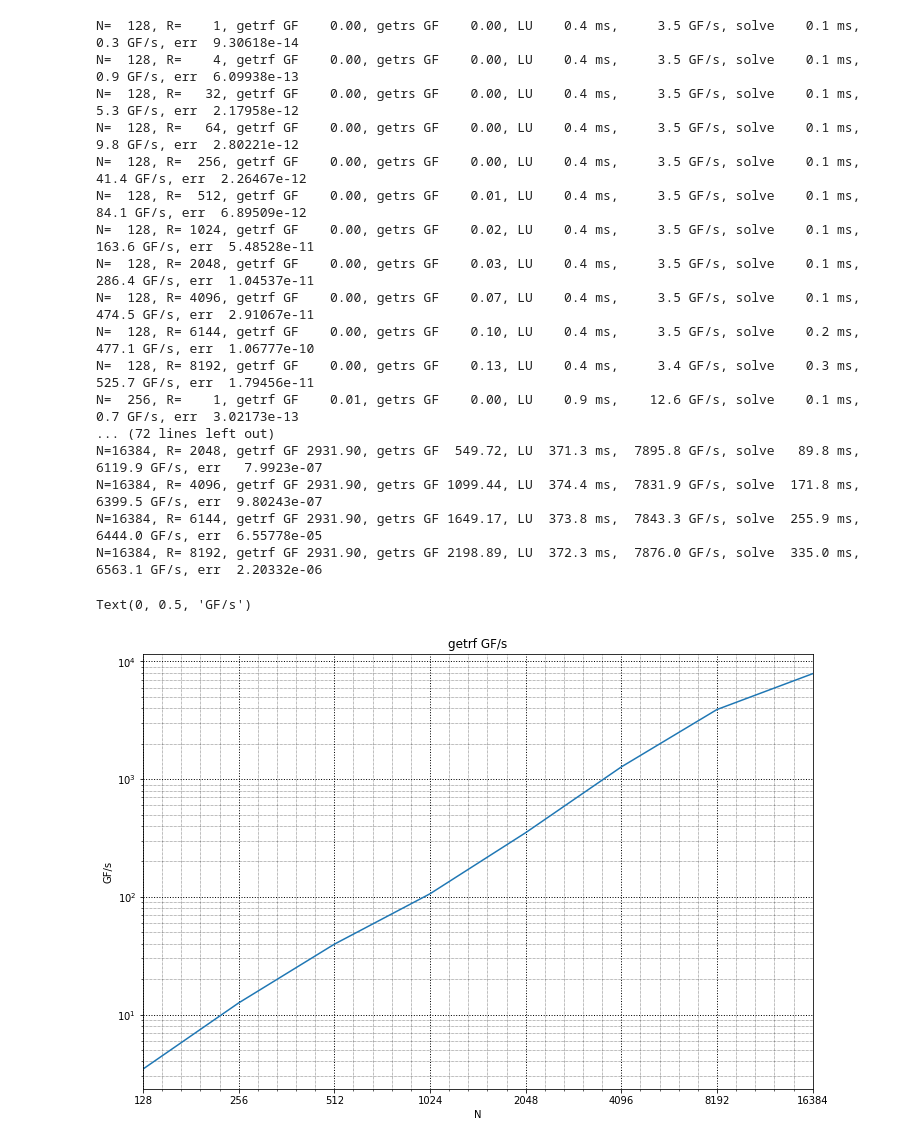
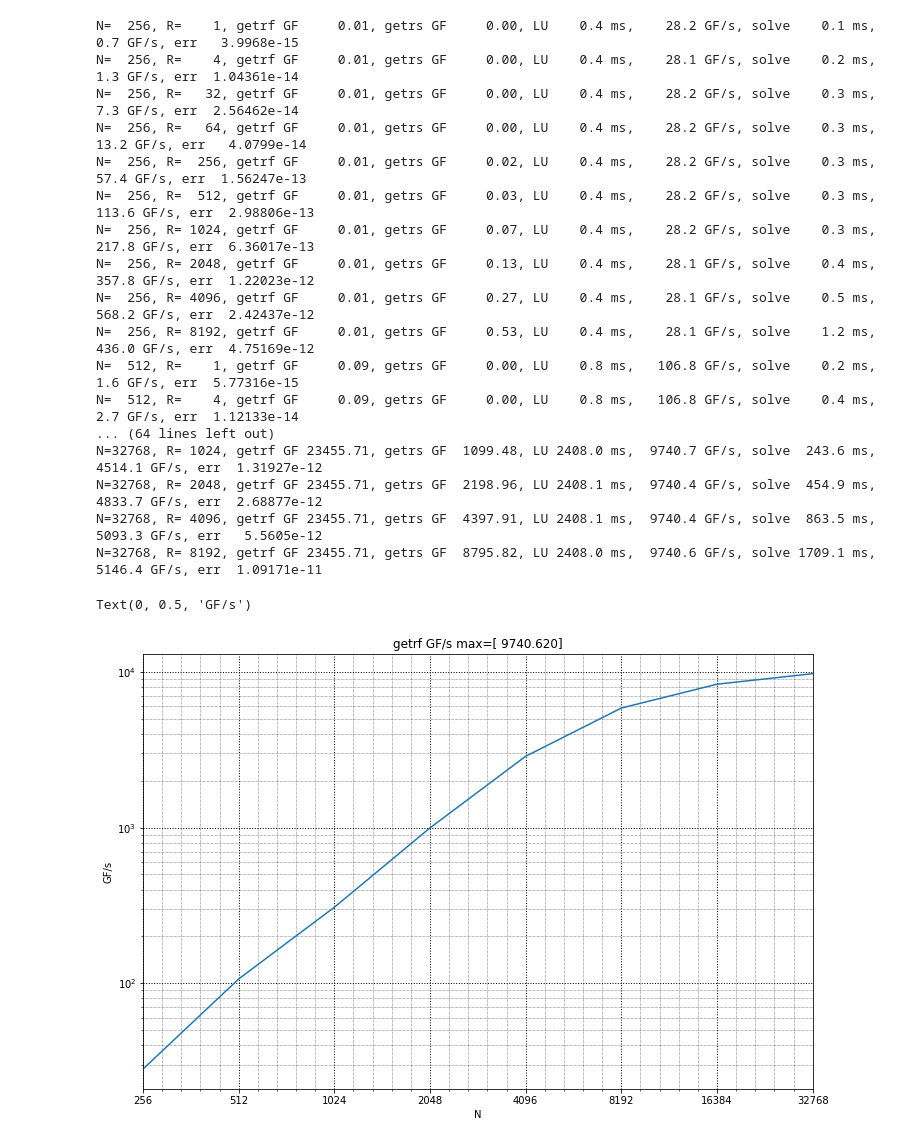
Before and after one commit to krocki/jupyter, a Jupyter notebook: bench/lu_decomp.ipynb, the cells around one changed output. Cells and saved outputs as stored; diff of their text form; code cells hidden in the pictures.

```diff
--- a/bench/lu_decomp.ipynb
+++ b/bench/lu_decomp.ipynb
@@ -102,7 +108,7 @@ def lu_cusolver(handle, A, b, repeat=1, debug=False, dtype=np.float64):
             a=d_A.ptr,
             lda=N,
             workspace=scratchpad.ptr,
-            devIpiv=d_ipiv.ptr,
+            devIpiv=d_ipiv.ptr if pivot else 0,
             devInfo=d_info.ptr
         )
 
@@ -138,7 +144,7 @@ def lu_cusolver(handle, A, b, repeat=1, debug=False, dtype=np.float64):
             nrhs=R,
             a=d_A.ptr,
             lda=N,
-            devIpiv=d_ipiv.ptr,
+            devIpiv=d_ipiv.ptr if pivot else 0,
             B=d_b.ptr,
             ldb=N,
             devInfo=d_info.ptr
@@ -218,10 +231,9 @@ Text(0.5, 1.0, 'solution cusolver')
 # %%
 # do some more benchmarking now
 # sweep different sizes of A and #rhs
-# test fp64 first
 
-Ns = [128, 256, 512, 1024, 2048, 4096, 8192, 16384]
-Rs = [1, 4, 32, 64, 256, 512, 1024, 2048, 4096, 6144, 8192]
+Ns = [256, 512, 1024, 2048, 4096, 8192, 16384, 32768]
+Rs = [1, 4, 32, 64, 256, 512, 1024, 2048, 4096, 8192]
 
 getrf_perf = np.zeros((len(Ns), 1))
 getrs_perf = np.zeros((len(Rs), len(Ns)))
@@ -234,24 +246,28 @@ handle = cusolver.cusolverDnCreate()
 check_err = True
 
 for i in range(len(Ns)):
+
+    N = Ns[i]
+    A = np.random.randn(N, N).astype(dtype, order='F')
+
+    if not pivot:
+        A += 1.5 * N * np.eye(N).astype(dtype, order='F')
+
     for j in range(len(Rs)):
-
-        N = Ns[i]
         R = Rs[j]
 
         # again, estimate FLOP count based on current size
         getrf_gflop = 1e-9 * ((2/3)* N**3 - (1/2)* N**2) # approximately
-        getrs_gflop = 1e-9 * (R * (N**2 - N)) # more/less proporional to R
+        getrs_gflop = 1e-9 * (R * (N**2 - N)) # more/less proportional to R
         total_gflop = getrs_gflop + getrf_gflop
 
-        A = np.random.randn(N, N).astype(dtype, order='F')
         b = np.random.randn(N, R).astype(dtype, order='F')
 
         # run once to capture the result (check if correct)
         # then run multiple times ignoring the output just to measure flops
         if check_err:
             x_cuda, _, _ = lu_cusolver(handle, A, b, repeat=1, debug=False, dtype=dtype)
-            err_cusolver = np.linalg.norm(np.dot(A, x_cuda) - b)
+            err_cusolver = np.linalg.norm(np.dot(A, x_cuda) - b, ord=np.inf)
         else:
             err_cusolver = 0
 
@@ -260,50 +276,63 @@ for i in range(len(Ns)):
         getrf_perf[i][0] = getrf_gflop/getrf_time
         getrs_perf[j][i] = getrs_gflop/getrs_time
 
-        print(f'{N=:5d}, {R=:5d}, getrf GF {getrf_gflop:7.2f}, getrs GF {getrs_gflop:7.2f}, '
+        print(f'{N=:5d}, {R=:5d}, getrf GF {getrf_gflop:8.2f}, getrs GF {getrs_gflop:8.2f}, '
               f'LU {1e3 * getrf_time:6.1f} ms, {getrf_gflop/getrf_time:7.1f} GF/s, '
               f'solve {1e3 * getrs_time:6.1f} ms, {getrs_gflop/getrs_time:7.1f} GF/s, '
               f'err {err_cusolver:12g}')
 
 status = cusolver.cusolverDnDestroy(handle)
 # %% [output]
-N=  128, R=    1, getrf GF    0.00, getrs GF    0.00, LU    0.4 ms,     3.5 GF/s, solve    0.1 ms,     0.3 GF/s, err  9.30618e-14
-N=  128, R=    4, getrf GF    0.00, getrs GF    0.00, LU    0.4 ms,     3.5 GF/s, solve    0.1 ms,     0.9 GF/s, err  6.09938e-13
-N=  128, R=   32, getrf GF    0.00, getrs GF    0.00, LU    0.4 ms,     3.5 GF/s, solve    0.1 ms,     5.3 GF/s, err  2.17958e-12
-N=  128, R=   64, getrf GF    0.00, getrs GF    0.00, LU    0.4 ms,     3.5 GF/s, solve    0.1 ms,     9.8 GF/s, err  2.80221e-12
-N=  128, R=  256, getrf GF    0.00, getrs GF    0.00, LU    0.4 ms,     3.5 GF/s, solve    0.1 ms,    41.4 GF/s, err  2.26467e-12
-N=  128, R=  512, getrf GF    0.00, getrs GF    0.01, LU    0.4 ms,     3.5 GF/s, solve    0.1 ms,    84.1 GF/s, err  6.89509e-12
-N=  128, R= 1024, getrf GF    0.00, getrs GF    0.02, LU    0.4 ms,     3.5 GF/s, solve    0.1 ms,   163.6 GF/s, err  5.48528e-11
-N=  128, R= 2048, getrf GF    0.00, getrs GF    0.03, LU    0.4 ms,     3.5 GF/s, solve    0.1 ms,   286.4 GF/s, err  1.04537e-11
-N=  128, R= 4096, getrf GF    0.00, getrs GF    0.07, LU    0.4 ms,     3.5 GF/s, solve    0.1 ms,   474.5 GF/s, err  2.91067e-11
-N=  128, R= 6144, getrf GF    0.00, getrs GF    0.10, LU    0.4 ms,     3.5 GF/s, solve    0.2 ms,   477.1 GF/s, err  1.06777e-10
-N=  128, R= 8192, getrf GF    0.00, getrs GF    0.13, LU    0.4 ms,     3.4 GF/s, solve    0.3 ms,   525.7 GF/s, err  1.79456e-11
-N=  256, R=    1, getrf GF    0.01, getrs GF    0.00, LU    0.9 ms,    12.6 GF/s, solve    0.1 ms,     0.7 GF/s, err  3.02173e-13
-... (72 lines left out)
-N=16384, R= 2048, getrf GF 2931.90, getrs GF  549.72, LU  371.3 ms,  7895.8 GF/s, solve   89.8 ms,  6119.9 GF/s, err   7.9923e-07
-N=16384, R= 4096, getrf GF 2931.90, getrs GF 1099.44, LU  374.4 ms,  7831.9 GF/s, solve  171.8 ms,  6399.5 GF/s, err  9.80243e-07
-N=16384, R= 6144, getrf GF 2931.90, getrs GF 1649.17, LU  373.8 ms,  7843.3 GF/s, solve  255.9 ms,  6444.0 GF/s, err  6.55778e-05
-N=16384, R= 8192, getrf GF 2931.90, getrs GF 2198.89, LU  372.3 ms,  7876.0 GF/s, solve  335.0 ms,  6563.1 GF/s, err  2.20332e-06
+N=  256, R=    1, getrf GF     0.01, getrs GF     0.00, LU    0.4 ms,    28.2 GF/s, solve    0.1 ms,     0.7 GF/s, err   3.9968e-15
+N=  256, R=    4, getrf GF     0.01, getrs GF     0.00, LU    0.4 ms,    28.1 GF/s, solve    0.2 ms,     1.3 GF/s, err  1.04361e-14
+N=  256, R=   32, getrf GF     0.01, getrs GF     0.00, LU    0.4 ms,    28.2 GF/s, solve    0.3 ms,     7.3 GF/s, err  2.56462e-14
+N=  256, R=   64, getrf GF     0.01, getrs GF     0.00, LU    0.4 ms,    28.2 GF/s, solve    0.3 ms,    13.2 GF/s, err   4.0799e-14
+N=  256, R=  256, getrf GF     0.01, getrs GF     0.02, LU    0.4 ms,    28.2 GF/s, solve    0.3 ms,    57.4 GF/s, err  1.56247e-13
+N=  256, R=  512, getrf GF     0.01, getrs GF     0.03, LU    0.4 ms,    28.2 GF/s, solve    0.3 ms,   113.6 GF/s, err  2.98806e-13
+N=  256, R= 1024, getrf GF     0.01, getrs GF     0.07, LU    0.4 ms,    28.2 GF/s, solve    0.3 ms,   217.8 GF/s, err  6.36017e-13
+N=  256, R= 2048, getrf GF     0.01, getrs GF     0.13, LU    0.4 ms,    28.1 GF/s, solve    0.4 ms,   357.8 GF/s, err  1.22023e-12
+N=  256, R= 4096, getrf GF     0.01, getrs GF     0.27, LU    0.4 ms,    28.1 GF/s, solve    0.5 ms,   568.2 GF/s, err  2.42437e-12
+N=  256, R= 8192, getrf GF     0.01, getrs GF     0.53, LU    0.4 ms,    28.1 GF/s, solve    1.2 ms,   436.0 GF/s, err  4.75169e-12
+N=  512, R=    1, getrf GF     0.09, getrs GF     0.00, LU    0.8 ms,   106.8 GF/s, solve    0.2 ms,     1.6 GF/s, err  5.77316e-15
+N=  512, R=    4, getrf GF     0.09, getrs GF     0.00, LU    0.8 ms,   106.8 GF/s, solve    0.4 ms,     2.7 GF/s, err  1.12133e-14
+... (64 lines left out)
+N=32768, R= 1024, getrf GF 23455.71, getrs GF  1099.48, LU 2408.0 ms,  9740.7 GF/s, solve  243.6 ms,  4514.1 GF/s, err  1.31927e-12
+N=32768, R= 2048, getrf GF 23455.71, getrs GF  2198.96, LU 2408.1 ms,  9740.4 GF/s, solve  454.9 ms,  4833.7 GF/s, err  2.68877e-12
+N=32768, R= 4096, getrf GF 23455.71, getrs GF  4397.91, LU 2408.1 ms,  9740.4 GF/s, solve  863.5 ms,  5093.3 GF/s, err   5.5605e-12
+N=32768, R= 8192, getrf GF 23455.71, getrs GF  8795.82, LU 2408.0 ms,  9740.6 GF/s, solve 1709.1 ms,  5146.4 GF/s, err  1.09171e-11
 # %%
 plt.rcParams['figure.figsize'] = [12, 8]
 fig, ax = plt.subplots()
 im = ax.plot(getrf_perf)
 ax.set_xticks(np.arange(len(Ns)))
 ax.set_xticklabels(Ns)
-plt.title('getrf GF/s')
+plt.title(f'getrf GF/s max={getrf_perf[-1]}')
 plt.xlim([0, len(Ns)-1])
 ax.set_yscale('log')
 ax.grid(which='major', color='#000000', linestyle=':', linewidth=1)
 ax.grid(which='minor', color='#000000', linestyle=':', linewidth=0.5)
 ax.minorticks_on()
 ax.set_xlabel('N')
 ax.set_ylabel('GF/s')
 
-# dgetrf reaches about 40% of peak TC fp64 flops and 80% of non-TC fp64 (7.88 TF/s)
-# dgetrs reaches about 33% of peak TC fp64 flops and 66% of non-TC fp64 (6.56 TF/s)
+# fp32 wo p:
+# getrf 10185.6 GF/s (N=32k)
+# getrs  5233.1 GF/s (N=32k, R=8k)
+
+# fp64 wo p:
+# getrf 9744.7 GF/s (N=32k)
+# getrs 5093.2 GF/s (N=32k, R=8k)
+
+# fp32 w p:
+# getrf 8708.6 GF/s (N=32k)
+# getrs 5179.0 GF/s (N=32k, R=8k)
+
+# fp64 w p:
+# getrf 8183.1 GF/s (N=32k)
+# getrs 5062.1 GF/s (N=32k, R=8k)
 # %% [output]
 Text(0, 0.5, 'GF/s')
-[figure, old version]
+[figure, new version]
 # %%
 plt.rcParams['figure.figsize'] = [12, 8]
 fig, ax = plt.subplots()
```
Also changed, not shown: parts of 4 cells of this notebook, 2 other files.
